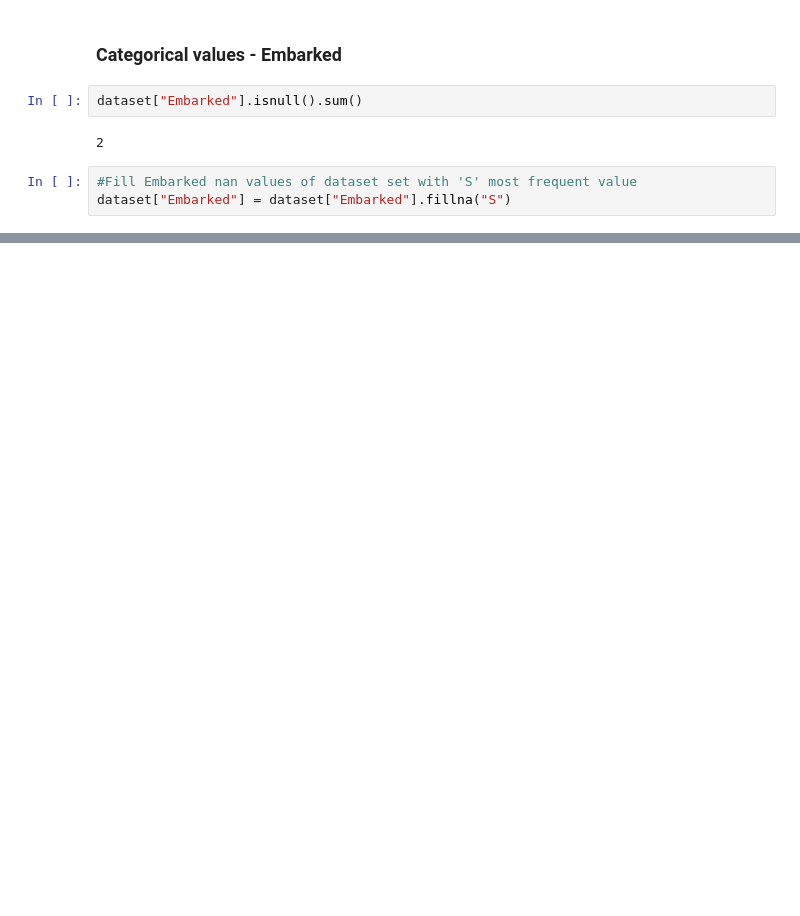
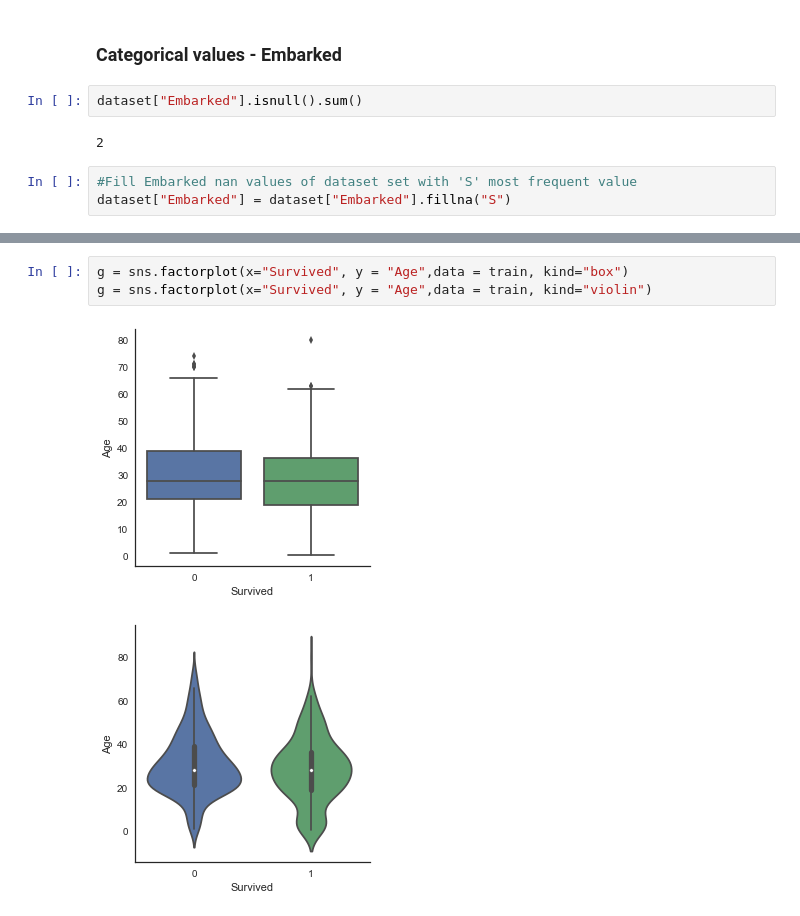
Before and after one commit to vincentman/Kaggle_titanic, a Jupyter notebook: EDA/EDA_from_Yassine.ipynb, the cells around one changed output, grey strips where cells are left out. Saved outputs shown, nothing was run; the diff lists cells and outputs as text; blank space fills up the shorter version.

```diff
--- a/EDA/EDA_from_Yassine.ipynb
+++ b/EDA/EDA_from_Yassine.ipynb
@@ -275,0 +321,6 @@ g = g.set_ylabels("survival probability")
+# %%
+g = sns.factorplot(x="Survived", y = "Age",data = train, kind="box")
+g = sns.factorplot(x="Survived", y = "Age",data = train, kind="violin")
+# %% [output]
+[figure, added]
+[figure, added]
```
Also changed, not shown: parts of 53 cells of this notebook, 8 other files.
